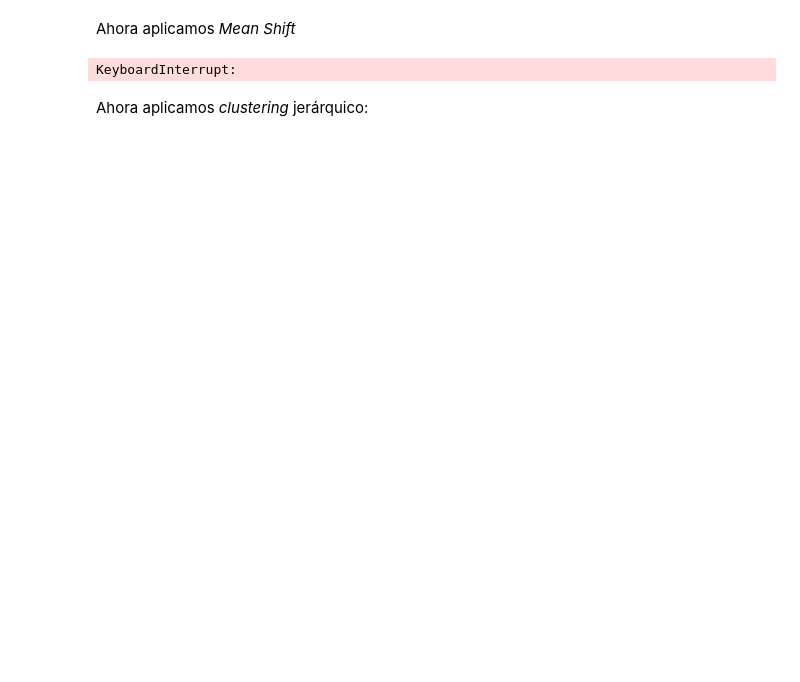
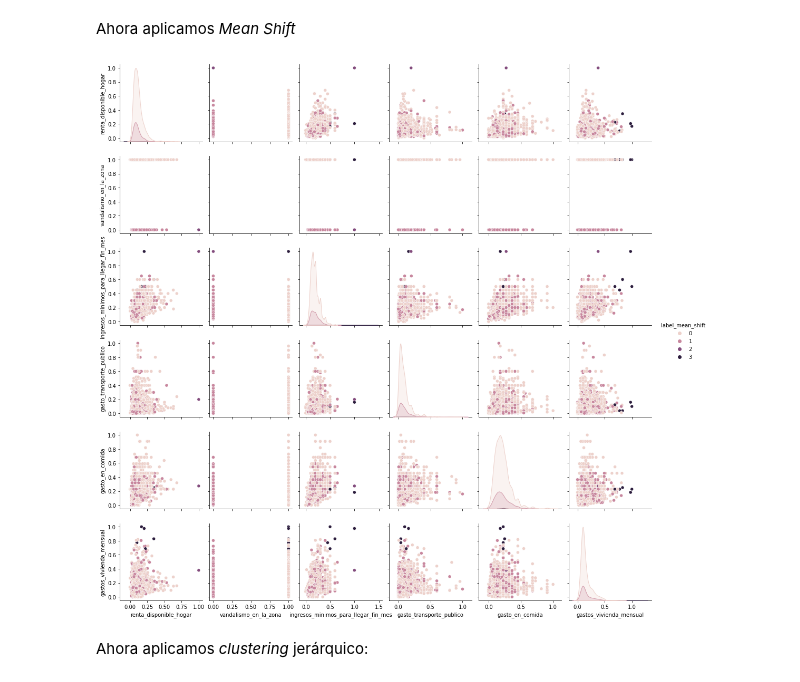
Before and after one commit to SergioQuijanoRey/PracticasInteligenciaNegocio, a Jupyter notebook: Práctica 2/Casos de estudio.ipynb, the cells around one changed output. Cells and saved outputs as stored; diff of their text form; code cells hidden in the pictures; blank space fills up the shorter version.

```diff
--- a/Práctica 2/Casos de estudio.ipynb
+++ b/Práctica 2/Casos de estudio.ipynb
@@ -541,7 +549,7 @@ Ahora aplicamos `dbscan` para la clusterización:
 df_first, ellapsed = add_clustering_labels(
     df_first,
     compute_dbscan,
-    parameters = {"eps": 0.3, "min_samples": 5},
+    parameters = {"eps": 0.5, "min_samples": 5},
     new_label_name = "label_dbscan",
     exclude_columns = ["label_kmeans"]
 )
@@ -584,22 +592,22 @@ Ahora aplicamos *Mean Shift*
 # %%
 df_first, ellapsed = add_clustering_labels(
     df_first,
     compute_mean_shift,
-    parameters = {"bandwidth": 2.0, "max_iter": 500},
+    parameters = {"bandwidth": None, "max_iter": 1000},
     new_label_name = "label_mean_shift",
     exclude_columns = ["label_kmeans", "label_dbscan", "label_birch"]
 )
 
 # Añado el tiempo consumido
 ellapsed_times["label_mean_shift"] = ellapsed
 
 custom_pair_plot(
     df = df_first,
     hue = "label_mean_shift",
     exclude_columns = ["label_kmeans", "label_dbscan", "label_birch"]
 )
 # %% [output]
-KeyboardInterrupt:
+[figure, added]
 # %% [markdown]
 Ahora aplicamos *clustering* jerárquico:
 # %%
```
Also changed, not shown: parts of 19 cells of this notebook.
